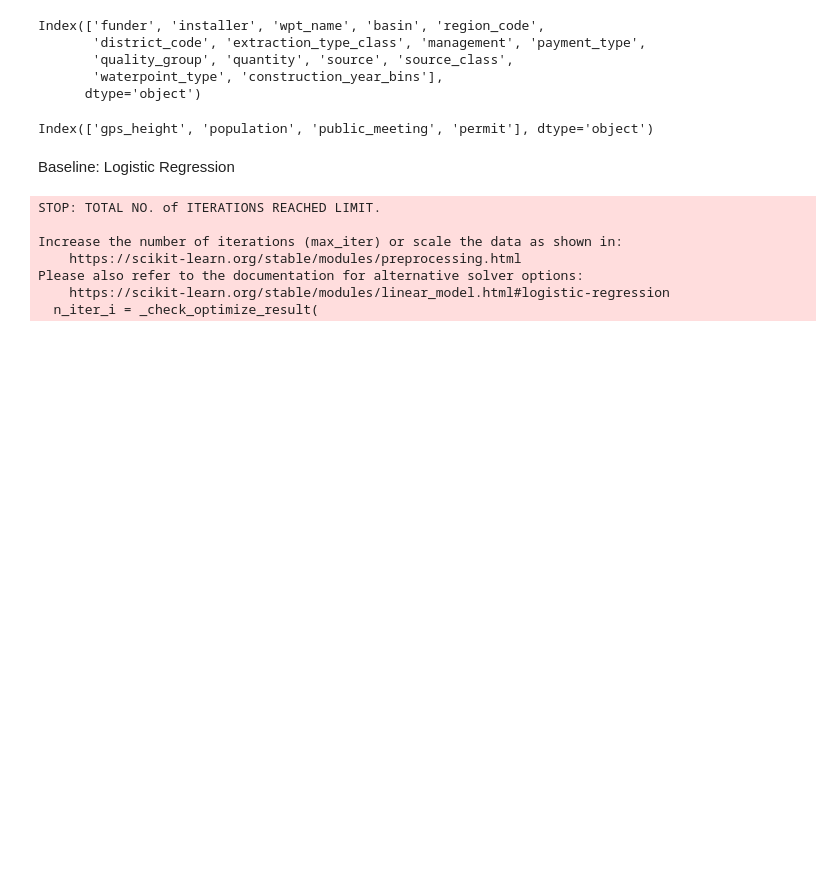
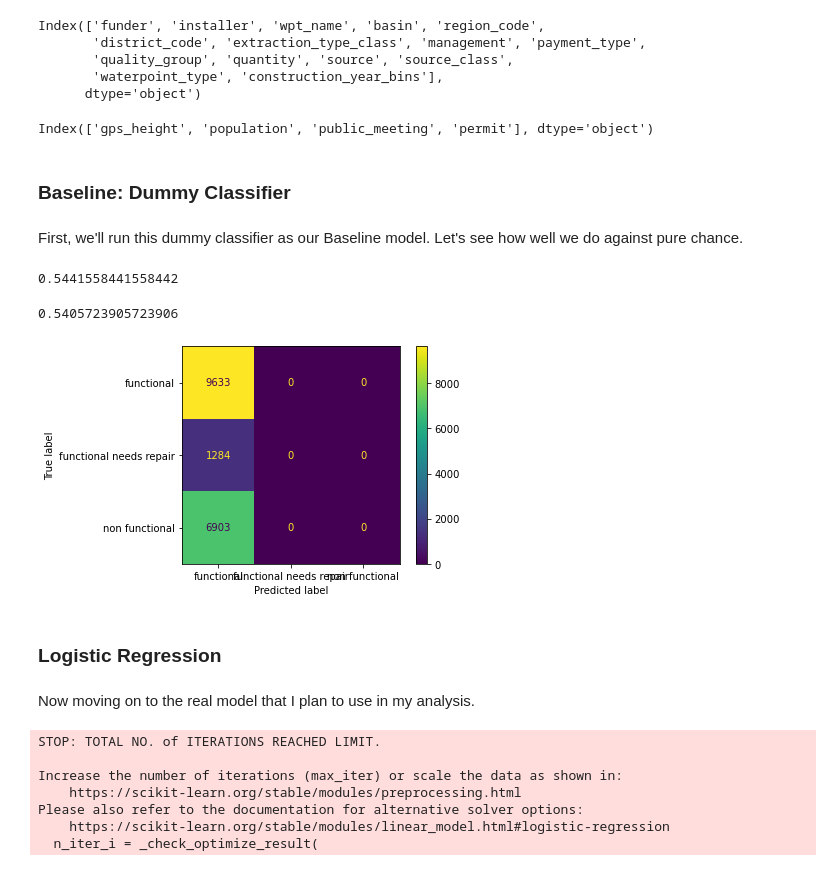
Before and after one commit to OlgertHasko/Tanzanian-Water-Wells, a Jupyter notebook: Madoria's Journal.ipynb, the cells around one changed output. Saved outputs shown, nothing was run; the diff lists cells and outputs as text; code cells hidden in the pictures; blank space fills up the shorter version.

Commit message:
'added dummy model'

```diff
--- a/Madoria's Journal.ipynb
+++ b/Madoria's Journal.ipynb
@@ -257,8 +237,28 @@ preprocessor = ColumnTransformer(
        'district_code', 'extraction_type_class', 'management', 'payment_type',
        'quality_group', 'quantity', 'source', 'source_class',
        'waterpoint_type', 'construction_year_bins'])])
+# %% [markdown]
+### Baseline: Dummy Classifier
+# %% [markdown]
+First, we'll run this dummy classifier as our Baseline model. Let's see how well we do against pure chance.
+# %%
+dummy = DummyClassifier()
+dummy.fit(X_train, y_train)
+dummy.score(X_train, y_train)
+# %% [output]
+0.5441558441558442
+# %%
+dummy.score(X_test, y_test)
+# %% [output]
+0.5405723905723906
+# %%
+plot_confusion_matrix(dummy, X_test, y_test);
+# %% [output]
+[figure, added]
 # %% [markdown]
-Baseline: Logistic Regression
+### Logistic Regression
+# %% [markdown]
+Now moving on to the real model that I plan to use in my analysis.
 # %%
 logreg_model = Pipeline(steps=[('clean', preprocessor), ('logreg', LogisticRegression(max_iter=500))])
 
```
Also changed, not shown: parts of 54 cells of this notebook, 1 other file.
